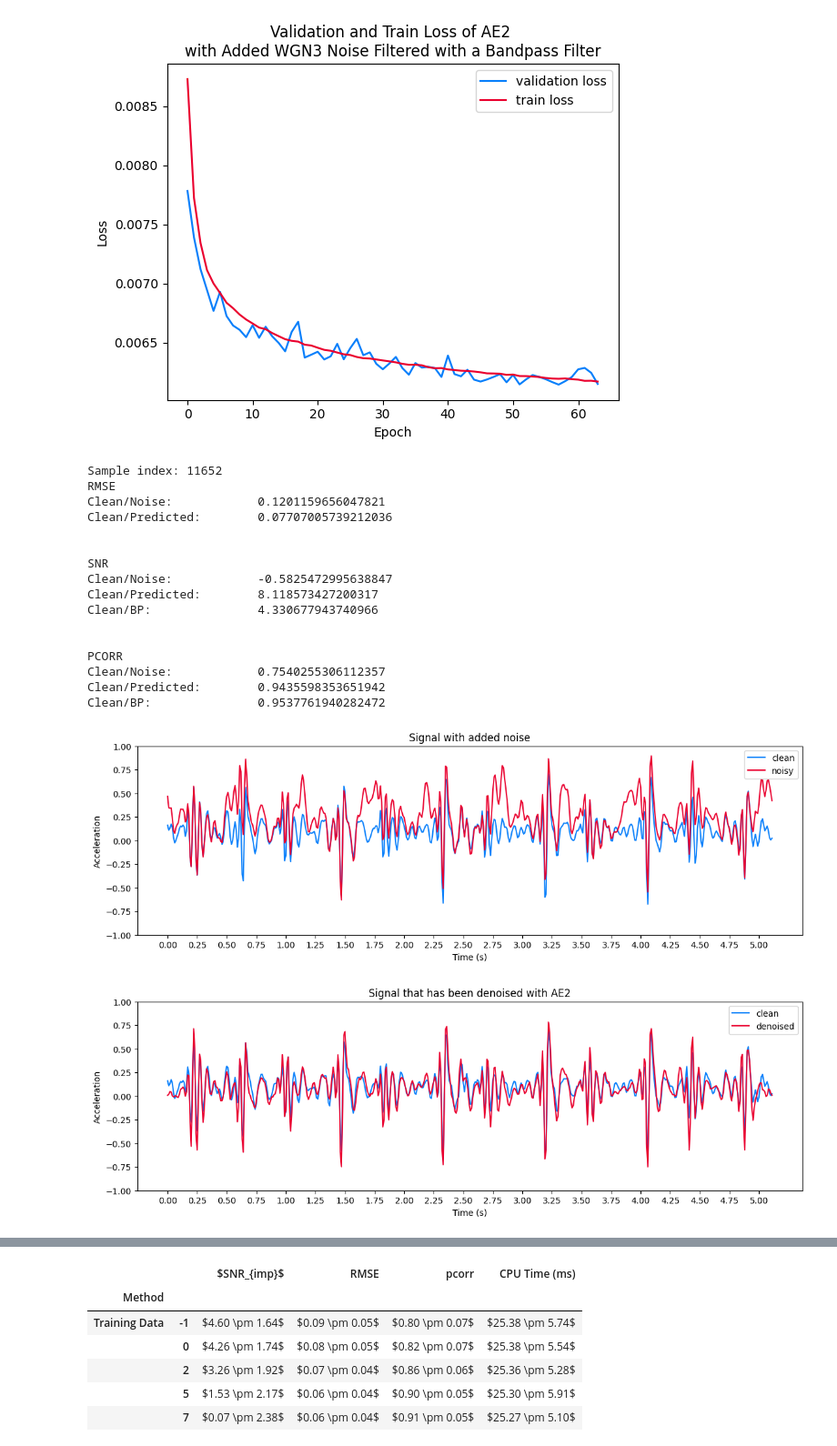
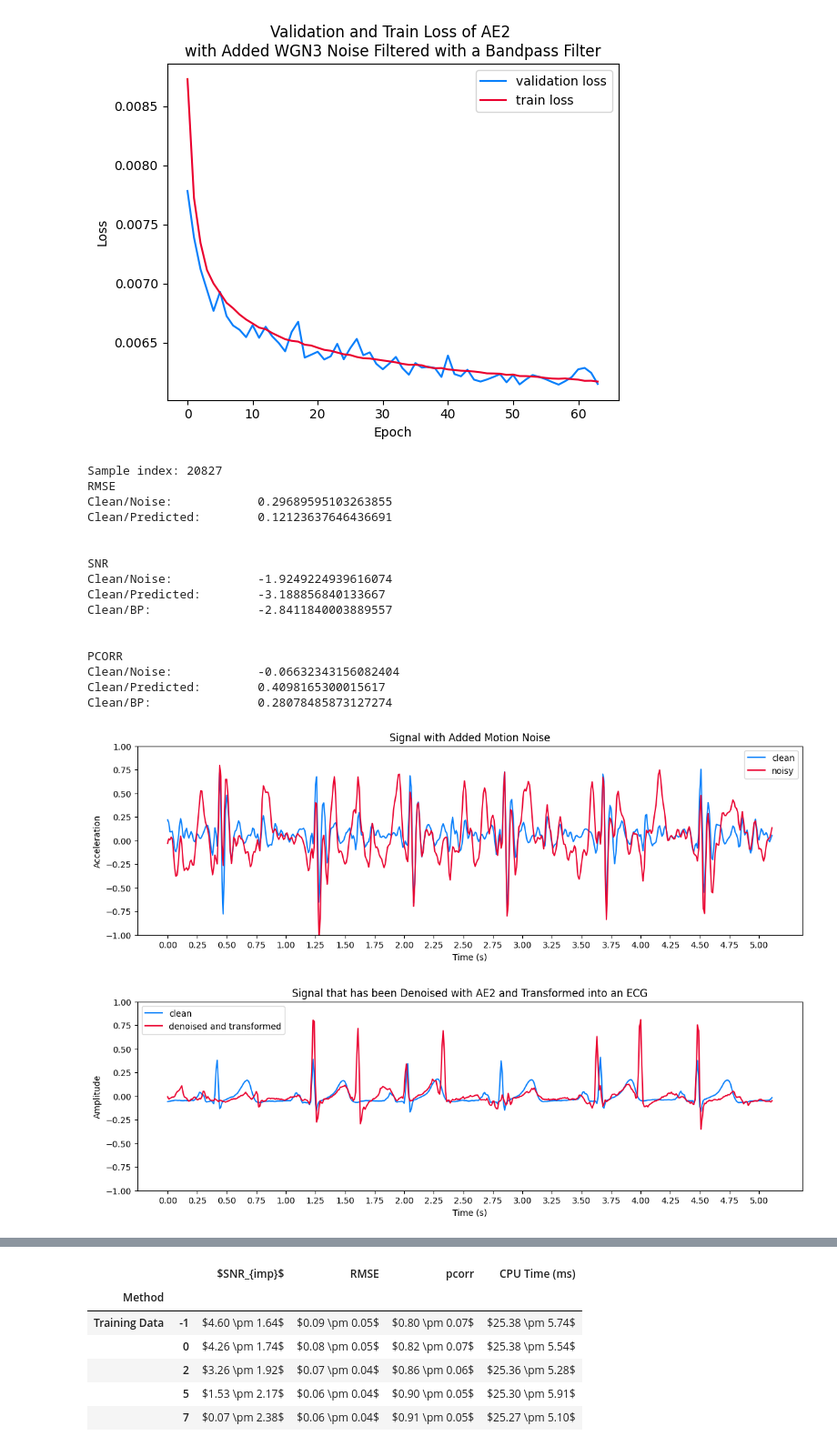
Before and after one commit to jonasburian/Bachelor-Thesis-Project, a Jupyter notebook: project.ipynb, the cells around one changed output, grey strips where cells are left out. Shown at 91% size. Drawn from its saved outputs; the diff is of its cells as text; code cells hidden in the pictures.

Commit message:
cleanup

```diff
--- a/project.ipynb
+++ b/project.ipynb
@@ -551,7 +548,7 @@ def load_data(*args, **kwargs):
 # %%
 # Imports the dataset and splits it into a train and test subset.
 # ['b001', 'm001', 'p001', 'b002', 'm002', 'p002']
-train_dataset, test_dataset = load_data(data_directory, ['CEBS'], sampling_rate, window_size, step_size, transform=ToTensor(), ecg=False, noise=True, remove_cebs=None, leave_cebs=None)
+train_dataset, test_dataset = load_data(data_directory, ['CEBS'], sampling_rate, window_size, step_size, transform=ToTensor(), ecg=True, noise=False, remove_cebs=None, leave_cebs=None)
 # %% [output]
 Loading CEBS
         Loaded 111514 samples
@@ -1188,7 +1189,7 @@ def test(config):
         return results
 # %%
 # Testing is done with a different set of target SNRs. Those are set here.
-test_dataset.dataset.add_noise(test_target_snr_dbs, noise_model='MOTION', wgn_prob=0.4, use_bandpass=False)
+test_dataset.dataset.add_noise(test_target_snrs, noise_model='WGN', wgn_prob=0.4, use_bandpass=False)
 # %%
 # The config describes, which parameters should be tested.
 
@@ -1336,12 +1337,11 @@ plt.show()
 # %%
 # VISUALISATIONS FOR THE DENOISING PERFORMANCE AND THE NOISE MODEL
 
-# Visualises the clean and noisy signal in one graph and the clean and denoised signal in another graph.
-# The signal will be selected randomly and the denoising method can be configured. In addition, the
-# implications of the used method on the transformation of scg to ecg can be visualised.
+# Visualises a clean and noisy SCG signal in one graph and the clean and denoised/transformed SCG/ECG signal in another graph.
+# The signal will be selected randomly and the denoising method can be configured.
 
-# If the scg/ecg transformation performance with possibly noisy scg signals should be visualized
-ecg = False
+# If the SCG/ECG transformation performance with possibly noisy SCG signals should be visualised
+ecg = True
 
 # True, if wavelet denoising should be visualised
 wd = False
@@ -1370,18 +1370,28 @@ with torch.no_grad():
     # Randomly select a sample from the test dataset.
     i = random.choice(range(0, len(test_dataset)))
     # i = 13498 # WGN
-    i = 11652 # Motion
+    # i = 11652 # Motion
+    i = 20827 # ECG
     print(f'Sample index: {i}')
 
     noise, clean = test_dataset[i]
 
-    clean, noise = clean.reshape(-1, 1, window_size).to(device, dtype=torch.float), noise.reshape(-1, 1, window_size).to(device, dtype=torch.float)
+    if ecg:
+        # Only add noise here so that the SNR can be calculated
+        clean_scg = noise.numpy()
+        noise = test_dataset.dataset._add_motion(clean_scg) # TODO Maybe normalize
+        snr_ecg = snr(clean_scg, noise)
+        noise = torch.from_numpy(noise.values)
 
     # Denoise with either WD or the respective AE and predict the ECG from the results
     if wd:
-        predicted = denoise_wavelet(noise, method='BayesShrink', mode='soft', wavelet_levels=1, wavelet='sym8', rescale_sigma='True')
-        predicted = denormalize(predicted, test_dataset.dataset.min_val, test_dataset.dataset.max_val)
-    else:
+        predicted = denoise_wavelet(noise.numpy(), method='BayesShrink', mode='soft', wavelet_levels=1, wavelet='sym8', rescale_sigma='True')
+        predicted = denormalise(predicted, test_dataset.dataset.min_val, test_dataset.dataset.max_val)
+        predicted = torch.from_numpy(predicted).reshape(-1, 1, window_size).to(device, dtype=torch.float)
+
+    clean, noise = clean.reshape(-1, 1, window_size).to(device, dtype=torch.float), noise.reshape(-1, 1, window_size).to(device, dtype=torch.float)
+
+    if not wd:
         predicted = model(noise)
     predicted_ecg = model_ecg(predicted)
 
@@ -1390,16 +1400,16 @@ with torch.no_grad():
     clean = clean.to('cpu').reshape(window_size).numpy()
     noise = noise.to('cpu').reshape(window_size).numpy()
 
-    # Denormalize the noisy data to calculate the SNR and use it and the denoised SCG for visualization when not currently in the ECG mode.
-    # Use the normalized noise data and the predicted ECG otherwise.
-    noise_snr = noise if ecg else denormalize(noise, test_dataset.dataset.min_val, test_dataset.dataset.max_val)
+    # Denormalise the noisy data to calculate the SNR and use it and the denoised SCG for visualisation when not currently in the ECG mode.
+    # Use the normalised noise data and the predicted ECG otherwise.
+    noise_snr = noise if ecg else denormalise(noise, test_dataset.dataset.min_val, test_dataset.dataset.max_val)
     predicted = predicted_ecg if ecg else predicted
 
     print(f'RMSE \nClean/Noise:\t\t{rmse(clean, noise)}\nClean/Predicted:\t{rmse(clean, predicted)}\n\n')
-    print(f'SNR \nClean/Noise:\t\t{snr(clean, noise_snr)}\nClean/Predicted:\t{snr(clean, predicted)}\nClean/BP:\t\t{snr(clean, bandpass(predicted, order=4, fs=100.0, lowcut=5.0, highcut=30.0))}\n\n')
+    print(f'SNR \nClean/Noise:\t\t{snr_ecg if ecg else snr(clean, noise_snr)}\nClean/Predicted:\t{snr(clean, predicted)}\nClean/BP:\t\t{snr(clean, bandpass(predicted, order=4, fs=100.0, lowcut=5.0, highcut=30.0))}\n\n')
     print(f'PCORR \nClean/Noise:\t\t{pcorr(clean, noise)}\nClean/Predicted:\t{pcorr(clean, predicted)}\nClean/BP:\t\t{pcorr(clean, bandpass(predicted, order=4, fs=100.0, lowcut=5.0, highcut=30.0))}\n\n')
 
-    # The sample range that should be visualized
+    # The sample range that should be visualised
     sample_from = 0
     time_to = 512
 
@@ -1407,57 +1417,57 @@ with torch.no_grad():
     plt.figure(figsize=(14, 4))
 
     x = np.array(range(time_to)[sample_from:time_to]) / sampling_rate
-    plt.plot(x, clean[sample_from:time_to], color='#087ffb', label='clean')
+    plt.plot(x, clean_scg[sample_from:time_to] if ecg else clean[sample_from:time_to], color='#087ffb', label='clean')
     plt.plot(x, noise_snr[sample_from:time_to], color='#ea002e', label='noisy')
     plt.xticks(x[::25])
 
-    plt.title('Signal with added noise')
+    plt.title('Signal with Added Motion Noise')
     plt.xlabel('Time (s)')
     plt.ylabel(r'Acceleration')
     plt.ylim(bottom=-1, top=1)
     plt.legend()
 
     plt.plot()
-    plt.savefig(os.path.join(directory, 'noise.png'), format='png', bbox_inches='tight')
+    plt.savefig(os.path.join(directory, 'noise_ecg.png'), format='png', bbox_inches='tight')
     plt.show()
 
 
     # Clean/Denoised Graph
     plt.figure(figsize=(14, 4))
 
     x = np.array(range(time_to)[sample_from:time_to]) / sampling_rate
     plt.plot(x, clean[sample_from:time_to], color='#087ffb', label='clean')
-    plt.plot(x, predicted[sample_from:time_to], color='#ea002e', label='denoised')
+    plt.plot(x, predicted[sample_from:time_to], color='#ea002e', label='denoised and transformed')
     plt.xticks(x[::25])
 
-    plt.title('Signal that has been denoised with AE2')
+    plt.title('Signal that has been Denoised with AE2 and Transformed into an ECG')
     plt.xlabel('Time (s)')
-    plt.ylabel(r'Acceleration')
+    plt.ylabel(r'Amplitude')
     plt.ylim(bottom=-1, top=1)
     plt.legend()
 
     plt.plot()
-    plt.savefig(os.path.join(directory, 'denoising.png'), format='png', bbox_inches='tight')
+    plt.savefig(os.path.join(directory, 'denoising_ecg.png'), format='png', bbox_inches='tight')
     plt.show()
 # %% [output]
-Sample index: 11652
+Sample index: 20827
 RMSE
-Clean/Noise:            0.1201159656047821
-Clean/Predicted:        0.07707005739212036
+Clean/Noise:            0.29689595103263855
+Clean/Predicted:        0.12123637646436691
 
 
 SNR
-Clean/Noise:            -0.5825472995638847
-Clean/Predicted:        8.118573427200317
-Clean/BP:               4.330677943740966
+Clean/Noise:            -1.9249224939616074
+Clean/Predicted:        -3.188856840133667
+Clean/BP:               -2.8411840003889557
 
 
 PCORR
-Clean/Noise:            0.7540255306112357
-Clean/Predicted:        0.9435598353651942
-Clean/BP:               0.9537761940282472
+Clean/Noise:            -0.06632343156082404
+Clean/Predicted:        0.4098165300015617
+Clean/BP:               0.28078485873127274
-[figure, old version]
+[figure, new version]
-[figure, old version]
+[figure, new version]
 # %%
 # COMPARISON OF DIFFERENT DENOISING METHODS
 
```
Also changed, not shown: parts of 22 cells of this notebook, 3 other files.
